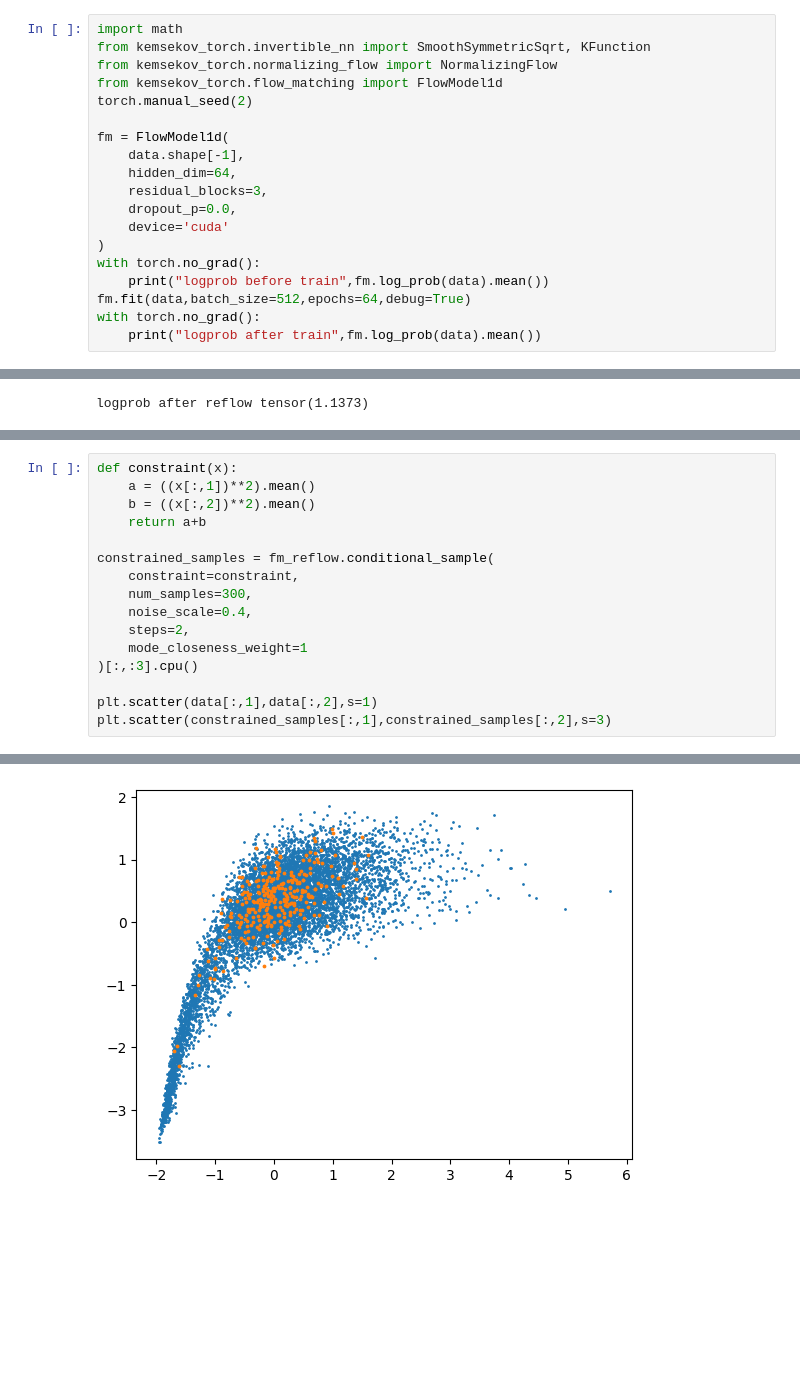
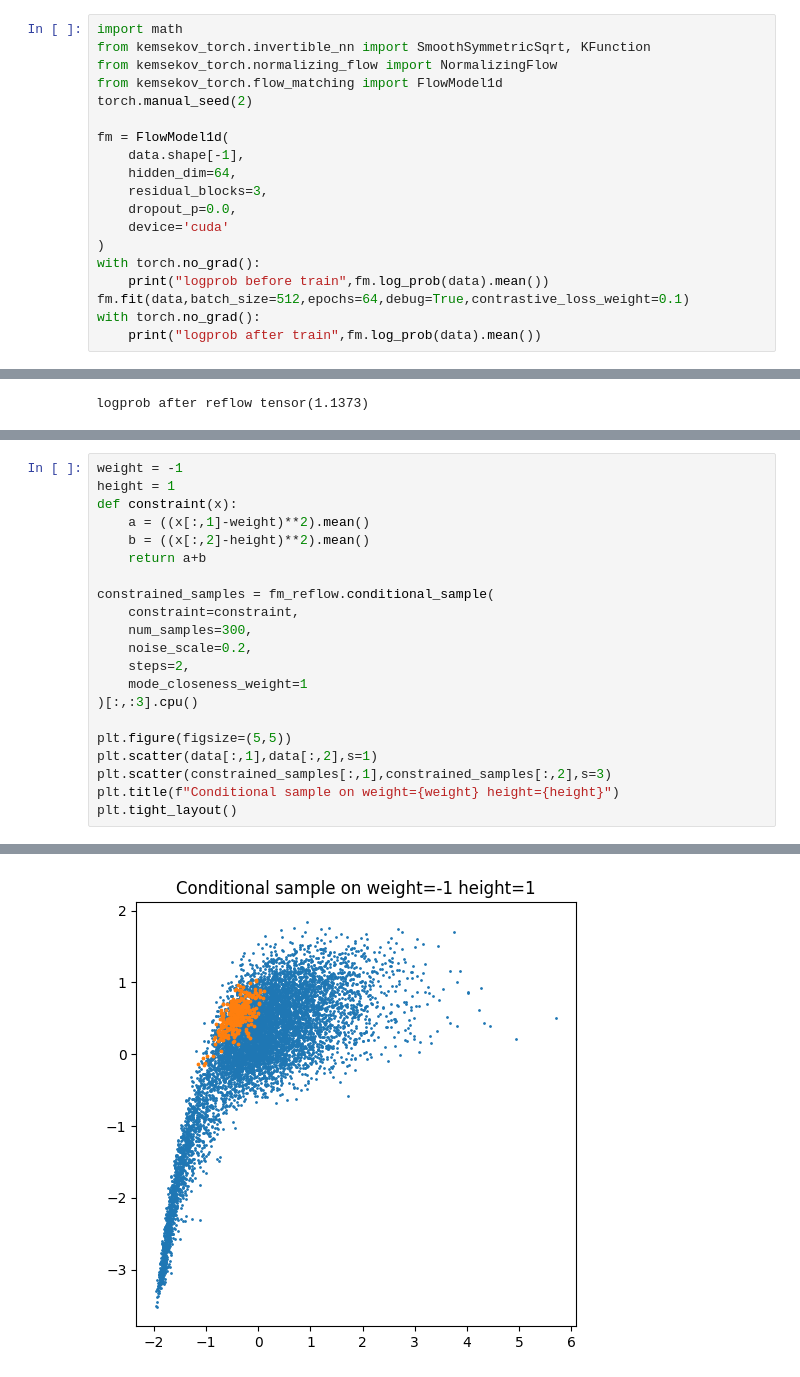
Before and after one commit to Kemsekov/One-Step-Exact-Likelihood-FlowMatching, a Jupyter notebook: run.ipynb, the cells around one changed output, grey strips where cells are left out. Cells and saved outputs as stored; diff of their text form; blank space fills up the shorter version.

Commit message:
Improve plots

```diff
--- a/run.ipynb
+++ b/run.ipynb
@@ -53,7 +53,7 @@ fm = FlowModel1d(
 )
 with torch.no_grad():
     print("logprob before train",fm.log_prob(data).mean())
-fm.fit(data,batch_size=512,epochs=64,debug=True)
+fm.fit(data,batch_size=512,epochs=64,debug=True,contrastive_loss_weight=0.1)
 with torch.no_grad():
     print("logprob after train",fm.log_prob(data).mean())
 # %% [output]
@@ -199,17 +199,22 @@ Text(0.5, 1.0, 'Weight/height learned Probability visualization')
 # %%
+weight = -1
+height = 1
 def constraint(x):
-    a = ((x[:,1])**2).mean()
-    b = ((x[:,2])**2).mean()
+    a = ((x[:,1]-weight)**2).mean()
+    b = ((x[:,2]-height)**2).mean()
     return a+b
 
 constrained_samples = fm_reflow.conditional_sample(
     constraint=constraint,
     num_samples=300,
-    noise_scale=0.4,
+    noise_scale=0.2,
     steps=2,
     mode_closeness_weight=1
 )[:,:3].cpu()
 
+plt.figure(figsize=(5,5))
 plt.scatter(data[:,1],data[:,2],s=1)
 plt.scatter(constrained_samples[:,1],constrained_samples[:,2],s=3)
+plt.title(f"Conditional sample on weight={weight} height={height}")
+plt.tight_layout()
 # %% [output]
@@ -217,4 +221,4 @@ plt.scatter(constrained_samples[:,1],constrained_samples[:,2],s=3)
-[figure, old version]
+[figure, new version]
 # %%
 with torch.no_grad():
     latent = fm_reflow.to_prior(data)
```
Also changed, not shown: parts of 8 cells of this notebook.
